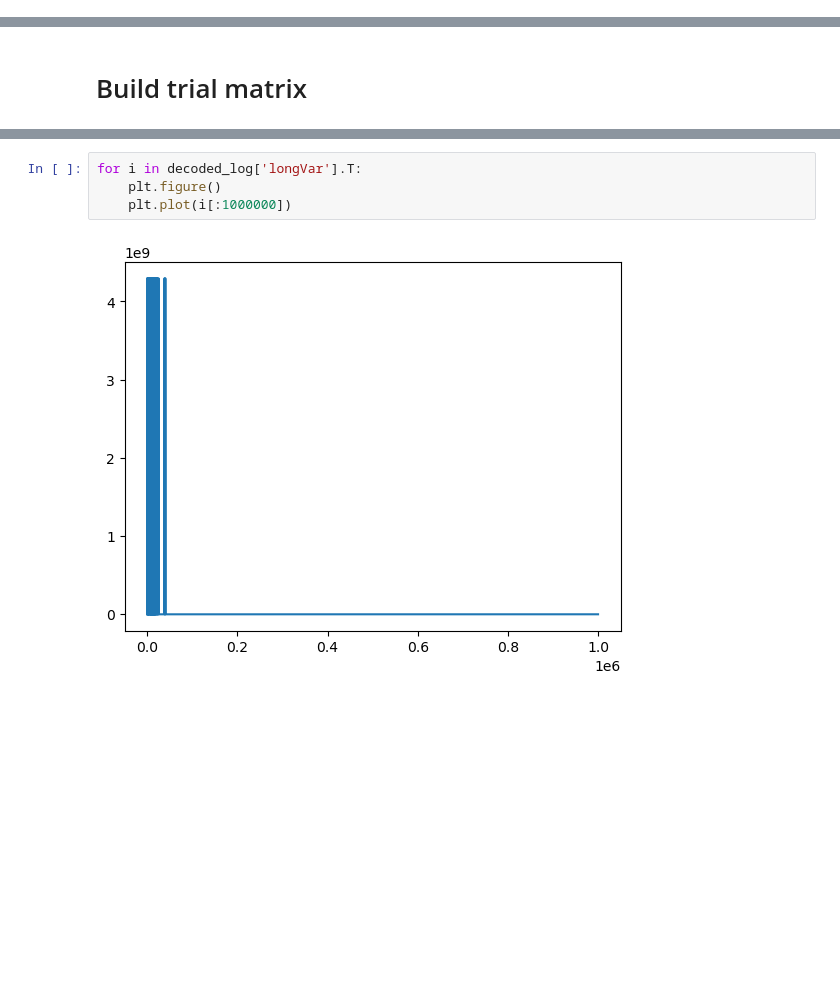
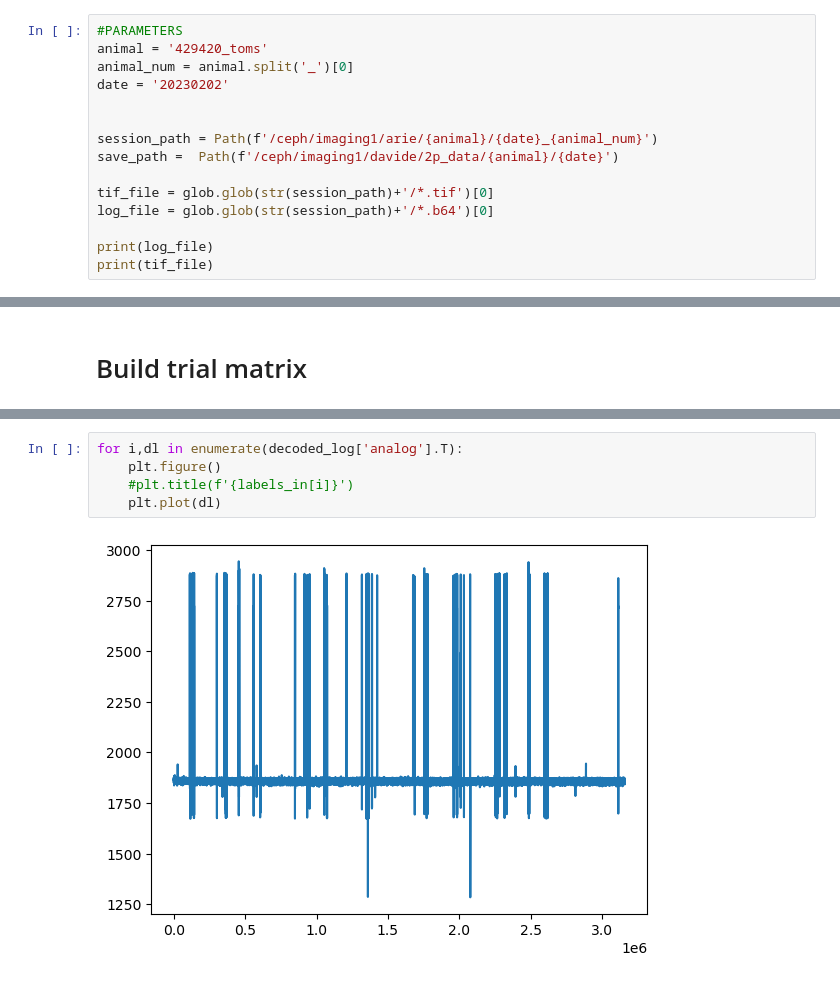
Before and after one commit to NeuroNetMem/pipeline_2p, a Jupyter notebook: logreader/read_session_log.ipynb, the cells around one changed output, grey strips where cells are left out. Cells and saved outputs as stored; diff of their text form; blank space fills up the shorter version.

```diff
--- a/logreader/read_session_log.ipynb
+++ b/logreader/read_session_log.ipynb
@@ -13,0 +8,15 @@ save_data = False
+# %%
+#PARAMETERS
+animal = '429420_toms'
+animal_num = animal.split('_')[0]
+date = '20230202'
+
+
+session_path = Path(f'/ceph/imaging1/arie/{animal}/{date}_{animal_num}')
+save_path =  Path(f'/ceph/imaging1/davide/2p_data/{animal}/{date}')
+
+tif_file = glob.glob(str(session_path)+'/*.tif')[0]
+log_file = glob.glob(str(session_path)+'/*.b64')[0]
+
+print(log_file)
+print(tif_file)
@@ -106,6 +392,7 @@ tm.to_csv(save_path.joinpath('trial_data.csv'))
 # %%
-for i in decoded_log['longVar'].T:
+for i,dl in enumerate(decoded_log['analog'].T):
     plt.figure()
-    plt.plot(i[:1000000])
+    #plt.title(f'{labels_in[i]}')
+    plt.plot(dl)
 # %% [output]
-[figure, old version]
+[figure, new version]
```
Also changed, not shown: parts of 25 cells of this notebook, 6 other files.
